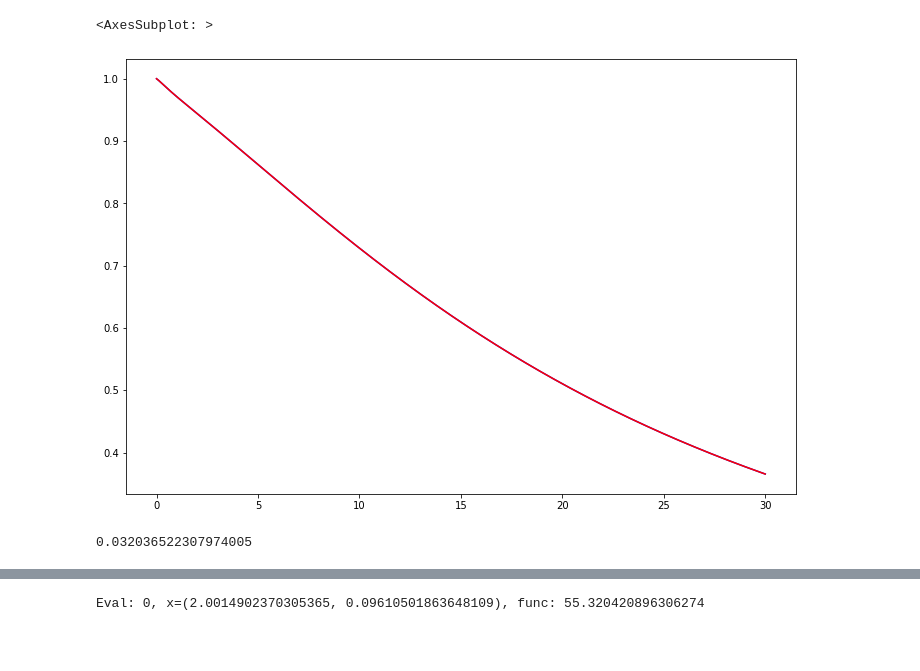
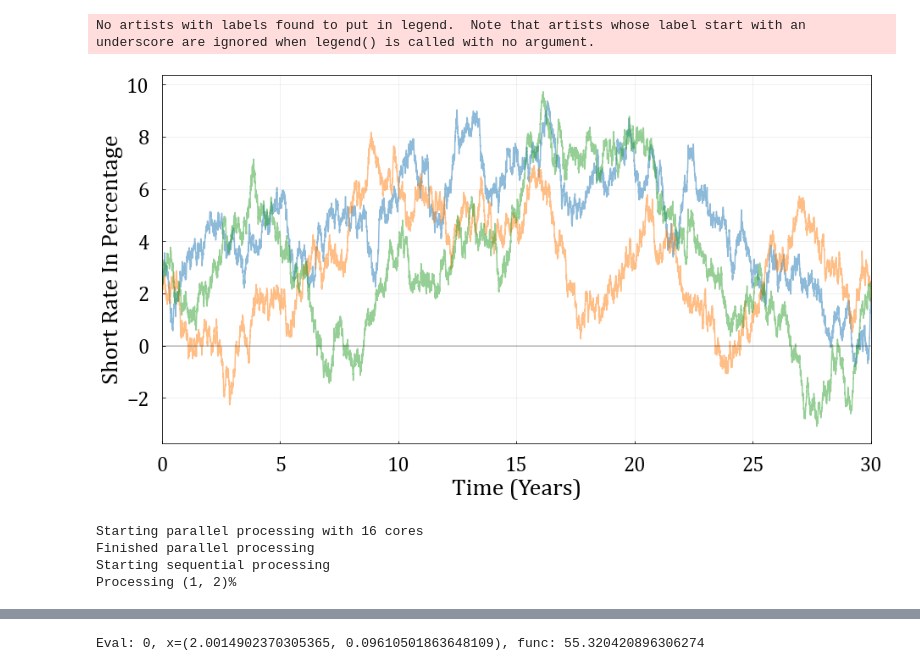
Before and after one commit to Eskild-afk/MasterThesis, a Jupyter notebook: quikMaths.ipynb, the cells around one changed output, grey strips where cells are left out. Cells and saved outputs as stored; diff of their text form; code cells hidden in the pictures; blank space fills up the shorter version.

```diff
--- a/quikMaths.ipynb
+++ b/quikMaths.ipynb
@@ -39,10 +25,0 @@ array([ 0.25,  0.5 ,  1.  ,  1.5 ,  2.  ,  2.5 ,  3.  ,  3.5 ,  4.  ,
-# %%
-plt.figure(figsize=(12,8))
-for i in range(3):
-    np.random.seed(i)
-    time, float = HW.create_path(1/365,30)
-    sns.lineplot(x=time, y=float, alpha=0.5)
-sns.lineplot(x=time, y=[HW.forwardCurve(t, beta, tau) for t in time], color='red', label='theta(t)')
-# sns.lineplot(x=time, y=[HW.forwardCurve(t, beta, tau)/reversion for t in time], color='blue', label='theta(t)/beta')
-HW.forwardCurve(0, beta, tau)
-# HW.swaption(0,12/12, S, T, K),HW.swaption(0,expiry/12, S, T, K, payer=False)
@@ -62,15 +26,50 @@ sns.lineplot(x=time[1::], y=[HW.theta(t) for t in time[1::]], color='pink')
-# %%
-plt.figure(figsize=(12,8))
-sns.lineplot(x=time, y=[HW.marketZCB(t) for t in time], color='blue')
-sns.lineplot(x=time, y=[HW.ZCB(0,t) for t in time], color='red')
-# %% [output]
-<AxesSubplot: >
-[figure, removed]
-# %%
-fix = np.arange(0,10+1,1)
-flo = np.arange(0,10+0.5,0.5)
-A = np.array([HW.ZCB(0,Si) for Si in fix[1::]]).sum()
-B = HW.ZCB(0,fix[0])-HW.ZCB(0,fix[-1])
-B/A
-# %% [output]
-0.032036522307974005
+# %%
+plt.rc('font',family='Cambria')
+fig, ax = plt.subplots()
+for i in range(3):
+    np.random.seed(i)
+    time, float = HW.create_path(1/365,30)
+    sns.lineplot(x=time, y=float*100, alpha=0.5)
+# sns.lineplot(x=time, y=[HW.theta(t)/HW.rev*100 for t in time], color='red', label='θ(t)')
+
+fig.set_size_inches(15,8)
+
+ax.set_xlabel('Time (Years)', fontname="Cambria", fontsize = 28)
+ax.set_ylabel('Short Rate In Percentage', fontname="Cambria", fontsize = 28)
+ax.tick_params(axis='x', direction='in', right = 'True', labelsize = 24, pad = 15)
+ax.tick_params(axis='y', direction='in', top = 'True', labelsize = 24, pad = 15)
+ax.axhline(y=0, color='k', alpha = 0.25)
+ax.set_xlim(0,30)
+plt.grid(alpha = 0.25)
+plt.xticks(np.arange(0, 35, 5))
+plt.legend(frameon = False, fontsize = 18, loc='upper right')
+plt.savefig('./Graphs/SimPathExample.png', bbox_inches='tight')
+# %% [output]
+No artists with labels found to put in legend.  Note that artists whose label start with an underscore are ignored when legend() is called with no argument.
+[figure, added]
+# %%
+#10Y Payer Swap Exposure
+from joblib import Parallel, delayed, cpu_count
+time, float = HW.create_path(1/100,10, seed=0)
+K=fsolve(lambda x: HW.swap(0, S, T, x), x0=0.02)[0]
+sims = 1000
+def worker(i):
+    time, float = HW.create_path(1/100,10, seed=i)
+    swap = np.array([HW.swap(x[0], S, T, K=K, initRate=x[1]) for x in np.array([time,float]).T])
+    return np.maximum(swap,0), np.minimum(swap,0)
+
+print('Starting parallel processing with {} cores'.format(cpu_count()))
+results = Parallel(n_jobs=cpu_count())(delayed(worker)(i) for i in range(sims))
+print('Finished parallel processing')
+PE = np.zeros(len(time))
+NE = np.zeros(len(time))
+print('Starting sequential processing')
+for i in range(len(results)):
+    print(f'Processing {round(i/len(results)),2}%', end='\r')
+    PE += results[i][0]
+    NE += results[i][1]
+# %% [output]
+Starting parallel processing with 16 cores
+Finished parallel processing
+Starting sequential processing
+Processing (1, 2)%
```
Also changed, not shown: parts of 11 cells of this notebook, 15 other files.
